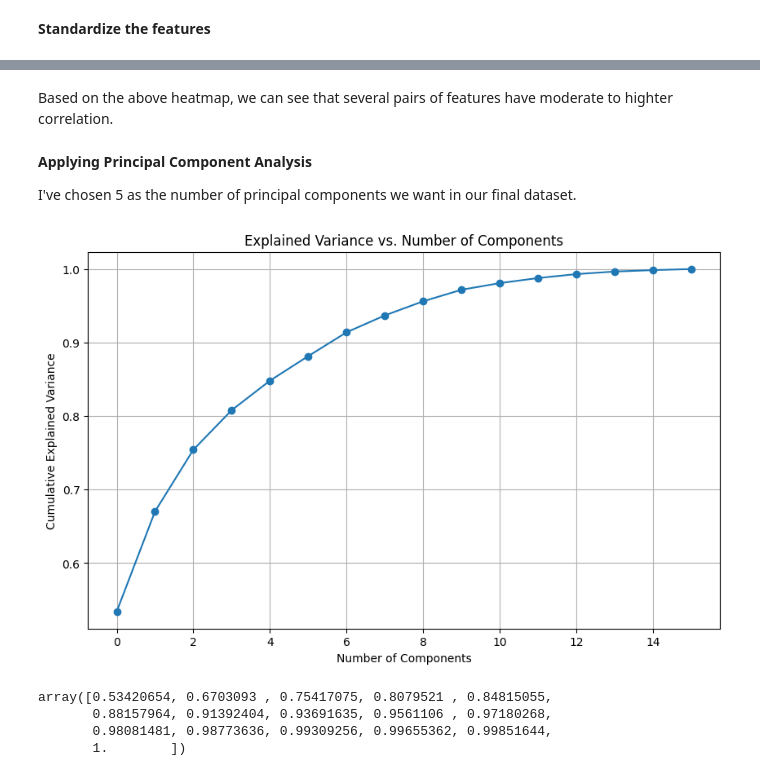
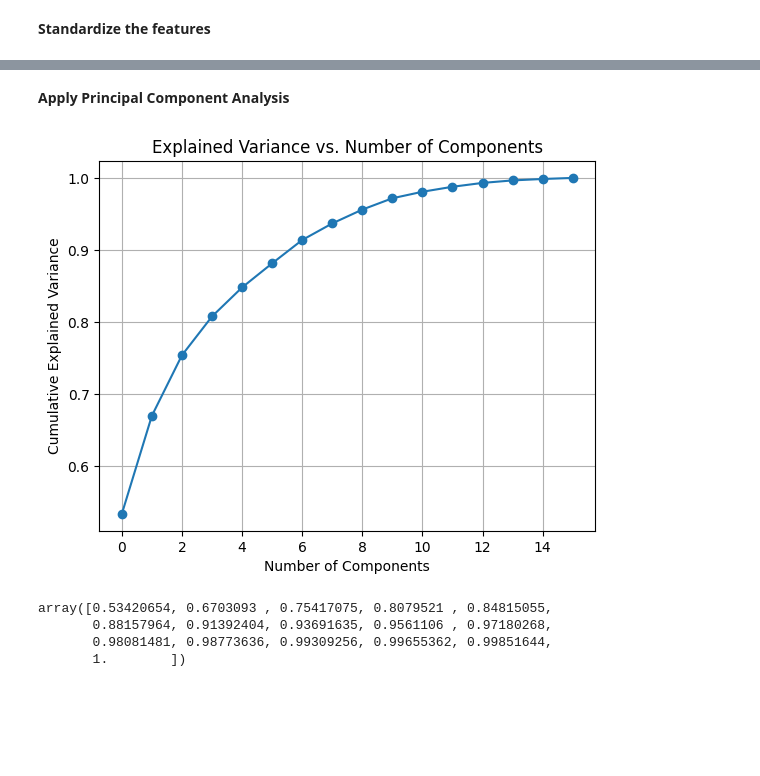
Before and after one commit to jeffreyfitzpatrick/Big-Data-Analytics-Capstone-Project, a Jupyter notebook: Dimensionality_Reduction.ipynb, the cells around one changed output, grey strips where cells are left out. Cells and saved outputs as stored; diff of their text form; code cells hidden in the pictures; blank space fills up the shorter version.

```diff
--- a/Dimensionality_Reduction.ipynb
+++ b/Dimensionality_Reduction.ipynb
@@ -117,21 +140,16 @@ sns.heatmap(X.corr())
-# %% [markdown]
-Based on the above heatmap, we can see that several pairs of features have moderate to highter correlation.
-# %% [markdown]
-**Applying Principal Component Analysis**
-
-I've chosen 5 as the number of principal components we want in our final dataset.
+# %% [markdown]
+**Apply Principal Component Analysis**
 # %%
 # Plotting cumulative explained variance to choose the optimal number of components
 pca_full = PCA().fit(X)
-plt.figure(figsize=(10, 6))
 plt.plot(np.cumsum(pca_full.explained_variance_ratio_), marker='o')
 plt.xlabel('Number of Components')
 plt.ylabel('Cumulative Explained Variance')
 plt.title('Explained Variance vs. Number of Components')
 plt.grid()
 plt.show()
 # %% [output]
-[figure, old version]
+[figure, new version]
 # %%
 np.cumsum(pca_full.explained_variance_ratio_)
 # %% [output]
```
Also changed, not shown: parts of 17 cells of this notebook, 1 other file.
